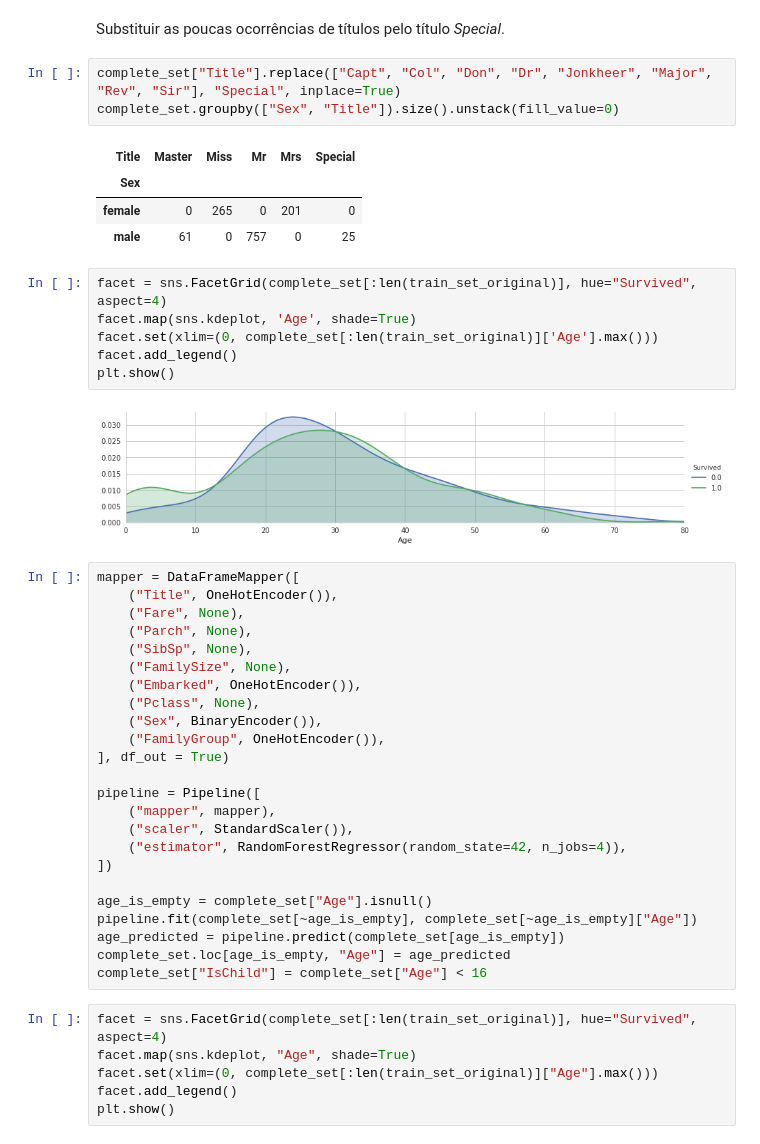
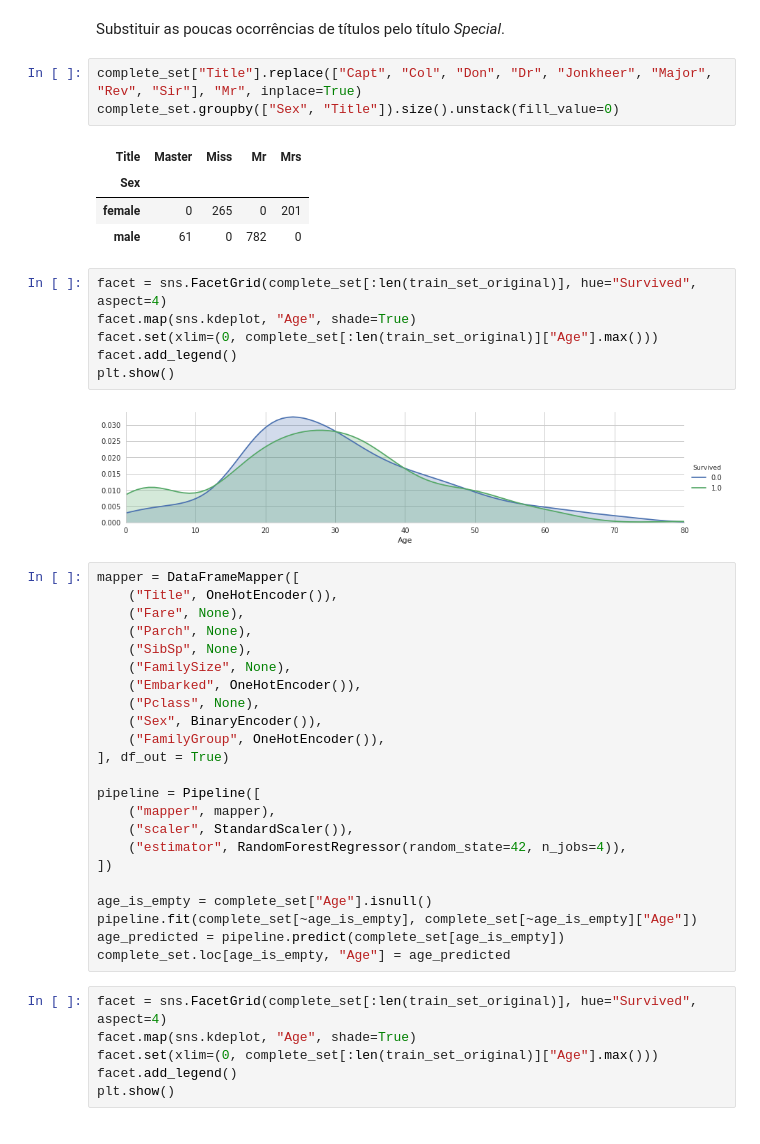
Before and after one commit to milanogc/machine-learning-playground, a Jupyter notebook: kaggle/titanic/Titanic.ipynb, the cells around one changed output. Cells and saved outputs as stored; diff of their text form.

```diff
--- a/kaggle/titanic/Titanic.ipynb
+++ b/kaggle/titanic/Titanic.ipynb
@@ -275,17 +275,17 @@ complete_set["Title"].replace(["Dona", "Lady", "Mlle", "Ms", "Mme", "the Countes
 # %% [markdown]
 Substituir as poucas ocorrências de títulos pelo título _Special_.
 # %%
-complete_set["Title"].replace(["Capt", "Col", "Don", "Dr", "Jonkheer", "Major", "Rev", "Sir"], "Special", inplace=True)
+complete_set["Title"].replace(["Capt", "Col", "Don", "Dr", "Jonkheer", "Major", "Rev", "Sir"], "Mr", inplace=True)
 complete_set.groupby(["Sex", "Title"]).size().unstack(fill_value=0)
 # %% [output]
-| Title | Master | Miss | Mr | Mrs | Special |
-| Sex |  |  |  |  |  |
-| female | 0 | 265 | 0 | 201 | 0 |
-| male | 61 | 0 | 757 | 0 | 25 |
+| Title | Master | Miss | Mr | Mrs |
+| Sex |  |  |  |  |
+| female | 0 | 265 | 0 | 201 |
+| male | 61 | 0 | 782 | 0 |
 # %%
 facet = sns.FacetGrid(complete_set[:len(train_set_original)], hue="Survived", aspect=4)
-facet.map(sns.kdeplot, 'Age', shade=True)
-facet.set(xlim=(0, complete_set[:len(train_set_original)]['Age'].max()))
+facet.map(sns.kdeplot, "Age", shade=True)
+facet.set(xlim=(0, complete_set[:len(train_set_original)]["Age"].max()))
 facet.add_legend()
 plt.show()
 # %% [output]
@@ -313,7 +313,6 @@ age_is_empty = complete_set["Age"].isnull()
 pipeline.fit(complete_set[~age_is_empty], complete_set[~age_is_empty]["Age"])
 age_predicted = pipeline.predict(complete_set[age_is_empty])
 complete_set.loc[age_is_empty, "Age"] = age_predicted
-complete_set["IsChild"] = complete_set["Age"] < 16
 # %%
 facet = sns.FacetGrid(complete_set[:len(train_set_original)], hue="Survived", aspect=4)
 facet.map(sns.kdeplot, "Age", shade=True)
```
Also changed, not shown: parts of 5 cells of this notebook.
